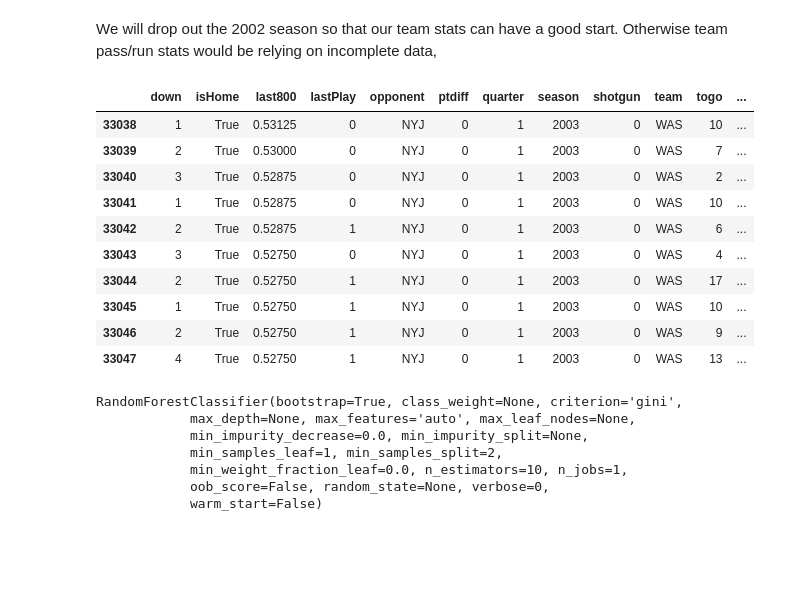
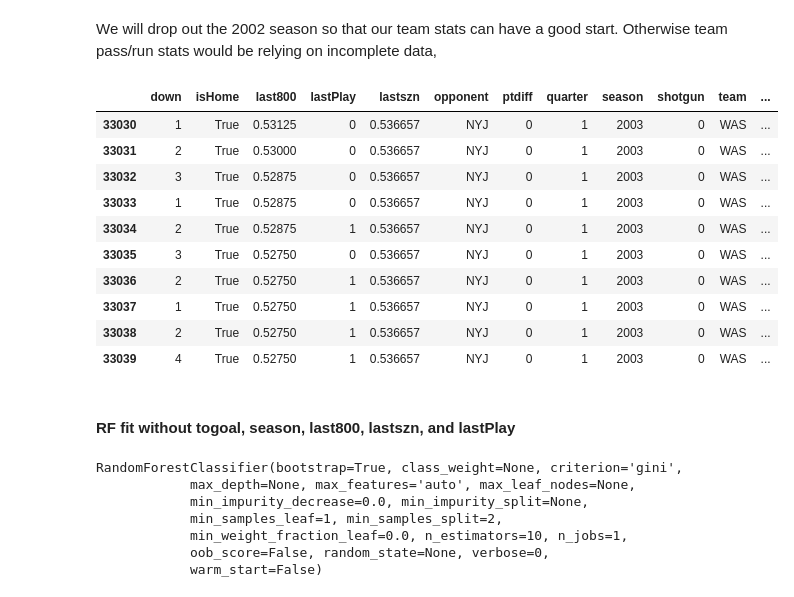
Before and after one commit to tynanseltzer/AM216, a Jupyter notebook: playPred/Play Prediction.ipynb, the cells around one changed output. Drawn from its saved outputs; the diff is of its cells as text; code cells hidden in the pictures; blank space fills up the shorter version.

```diff
--- a/playPred/Play Prediction.ipynb
+++ b/playPred/Play Prediction.ipynb
@@ -179,27 +181,27 @@ Nice! We've increased test accuracy and looks like at least some of the overfitt
 # %% [markdown]
 Notebook will have a couple of problems here, because I will repeatedly restart while adding features. Append "n" to the variable names because it's a new dataset. Started with only the features above and have added: point difference,
 # %%
-nftrs2, nisPass = mf2.getAllFeatures() #Feature engineering code restricted to model
+nftrs2, nisPass2 = mf2.getAllFeatures() #Feature engineering code restricted to module
 # %% [markdown]
 We will drop out the 2002 season so that our team stats can have a good start. Otherwise team pass/run stats would be relying on incomplete data,
 # %%
 ndf_ftrs = pd.DataFrame(nftrs2)
 ndf_isPass = pd.DataFrame(nisPass)
-nisPass =np.array(nisPass)
+nisPass = np.array(nisPass2)
 
 nisPass = nisPass[ndf_ftrs['season']!=2002]
 ndf_ftrs = ndf_ftrs[ndf_ftrs['season']!=2002]
 ndf_ftrs.head(10)
 # %% [output]
-|  | down | isHome | last800 | lastPlay | opponent | ptdiff | quarter | season | shotgun | team | togo | ... |
-| 33038 | 1 | True | 0.53125 | 0 | NYJ | 0 | 1 | 2003 | 0 | WAS | 10 | ... |
-| 33039 | 2 | True | 0.53000 | 0 | NYJ | 0 | 1 | 2003 | 0 | WAS | 7 | ... |
-| 33040 | 3 | True | 0.52875 | 0 | NYJ | 0 | 1 | 2003 | 0 | WAS | 2 | ... |
-| 33041 | 1 | True | 0.52875 | 0 | NYJ | 0 | 1 | 2003 | 0 | WAS | 10 | ... |
-| 33042 | 2 | True | 0.52875 | 1 | NYJ | 0 | 1 | 2003 | 0 | WAS | 6 | ... |
-| 33043 | 3 | True | 0.52750 | 0 | NYJ | 0 | 1 | 2003 | 0 | WAS | 4 | ... |
-| 33044 | 2 | True | 0.52750 | 1 | NYJ | 0 | 1 | 2003 | 0 | WAS | 17 | ... |
-| 33045 | 1 | True | 0.52750 | 1 | NYJ | 0 | 1 | 2003 | 0 | WAS | 10 | ... |
-| 33046 | 2 | True | 0.52750 | 1 | NYJ | 0 | 1 | 2003 | 0 | WAS | 9 | ... |
-| 33047 | 4 | True | 0.52750 | 1 | NYJ | 0 | 1 | 2003 | 0 | WAS | 13 | ... |
+|  | down | isHome | last800 | lastPlay | lastszn | opponent | ptdiff | quarter | season | shotgun | team | ... |
+| 33030 | 1 | True | 0.53125 | 0 | 0.536657 | NYJ | 0 | 1 | 2003 | 0 | WAS | ... |
+| 33031 | 2 | True | 0.53000 | 0 | 0.536657 | NYJ | 0 | 1 | 2003 | 0 | WAS | ... |
+| 33032 | 3 | True | 0.52875 | 0 | 0.536657 | NYJ | 0 | 1 | 2003 | 0 | WAS | ... |
+| 33033 | 1 | True | 0.52875 | 0 | 0.536657 | NYJ | 0 | 1 | 2003 | 0 | WAS | ... |
+| 33034 | 2 | True | 0.52875 | 1 | 0.536657 | NYJ | 0 | 1 | 2003 | 0 | WAS | ... |
+| 33035 | 3 | True | 0.52750 | 0 | 0.536657 | NYJ | 0 | 1 | 2003 | 0 | WAS | ... |
+| 33036 | 2 | True | 0.52750 | 1 | 0.536657 | NYJ | 0 | 1 | 2003 | 0 | WAS | ... |
+| 33037 | 1 | True | 0.52750 | 1 | 0.536657 | NYJ | 0 | 1 | 2003 | 0 | WAS | ... |
+| 33038 | 2 | True | 0.52750 | 1 | 0.536657 | NYJ | 0 | 1 | 2003 | 0 | WAS | ... |
+| 33039 | 4 | True | 0.52750 | 1 | 0.536657 | NYJ | 0 | 1 | 2003 | 0 | WAS | ... |
 # %%
@@ -207,3 +209,5 @@ nX = ndf_ftrs.drop(['opponent', 'team','togoal','season','last800','lastPlay'],
+# %% [markdown]
+#### RF fit without togoal, season, last800, lastszn, and lastPlay
 # %%
 np.random.seed(123456)
 mask = np.full(len(ndf_ftrs), False)
```
Also changed, not shown: parts of 13 cells of this notebook, 7 other files.
